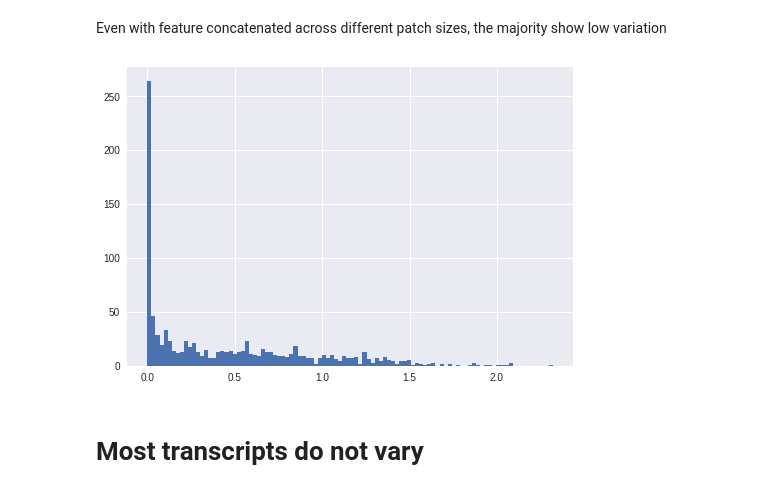
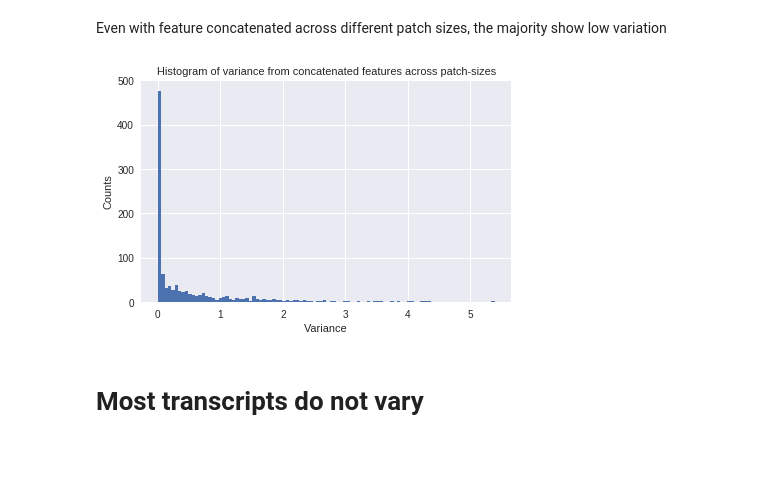
Before and after one commit to willgdjones/GTEx, a Jupyter notebook: notebooks/daily/17-05-11-number-of-signifiant-associations-across-different-patch-sizes.ipynb, the cells around one changed output. Cells and saved outputs as stored; diff of their text form; code cells hidden in the pictures; blank space fills up the shorter version.

```diff
--- a/notebooks/daily/17-05-11-number-of-signifiant-associations-across-different-patch-sizes.ipynb
+++ b/notebooks/daily/17-05-11-number-of-signifiant-associations-across-different-patch-sizes.ipynb
@@ -38,9 +38,13 @@ Which set of features shall we take that do not vary much across all patch sizes
 Even with feature concatenated across different patch sizes, the majority show low variation
 # %%
 concatenated_features = np.vstack([mean_features['128'], mean_features['256'], mean_features['512'], mean_features['1024'], mean_features['2048']])
-plt.hist(np.std(concatenated_features,axis=0),bins=100)
+plt.hist(np.var(concatenated_features,axis=0),bins=100)
+plt.title("Histogram of variance from concatenated features across patch-sizes",size=11)
+plt.xlabel("Variance")
+plt.ylabel("Counts")
+plt.tight_layout()
 plt.show()
 # %% [output]
-[figure, old version]
+[figure, new version]
 # %% [markdown]
 # Most transcripts do not vary
```
Also changed, not shown: parts of 18 cells of this notebook, 20 other files.
